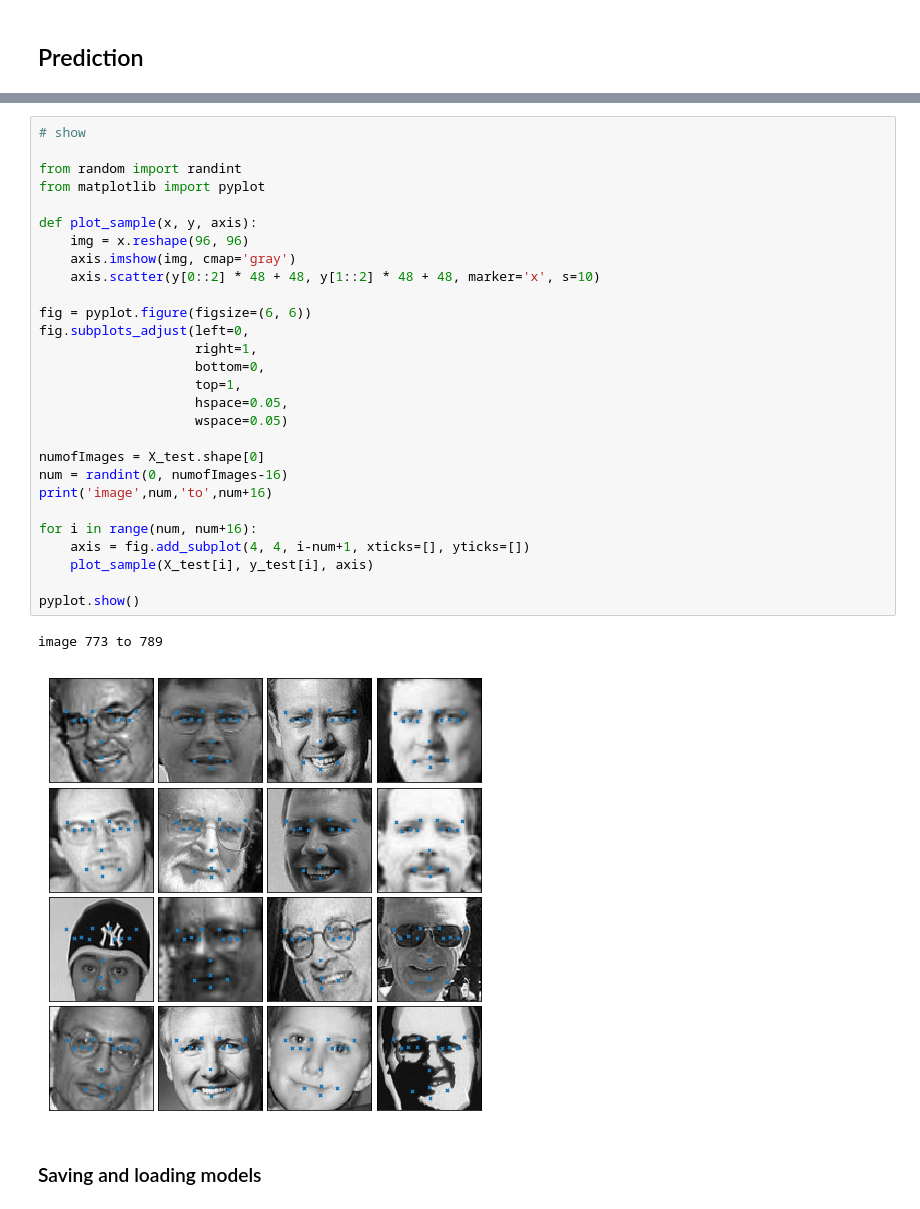
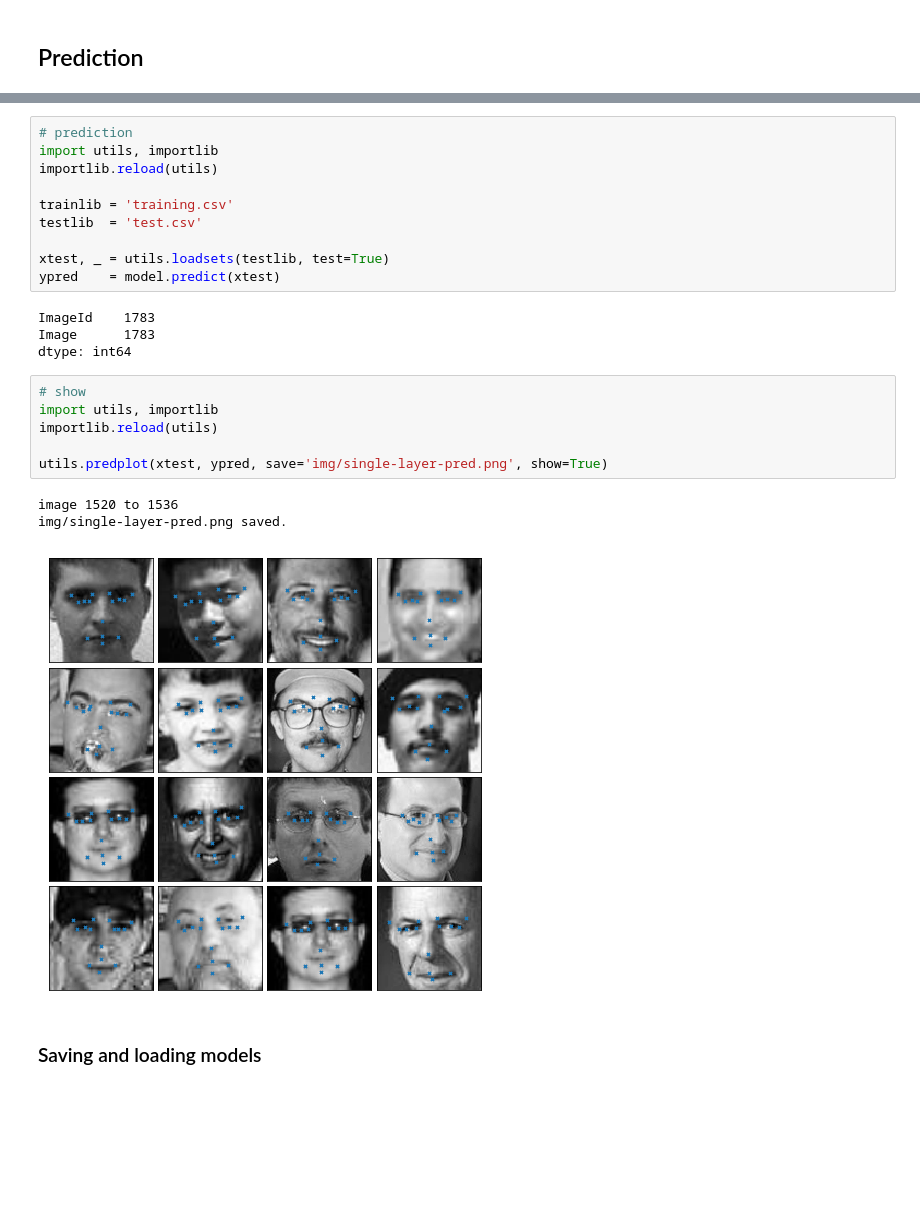
Before and after one commit to ricefryegg/Kaggle-Facial-Keypoints-Detection, a Jupyter notebook: Main.ipynb, the cells around one changed output, grey strips where cells are left out. Saved outputs shown, nothing was run; the diff lists cells and outputs as text; blank space fills up the shorter version.

```diff
--- a/Main.ipynb
+++ b/Main.ipynb
@@ -196,33 +103,26 @@ dtype: int64
-# %%
-# show
-
-from random import randint
-from matplotlib import pyplot
-
-def plot_sample(x, y, axis):
-    img = x.reshape(96, 96)
-    axis.imshow(img, cmap='gray')
-    axis.scatter(y[0::2] * 48 + 48, y[1::2] * 48 + 48, marker='x', s=10)
-
-fig = pyplot.figure(figsize=(6, 6))
-fig.subplots_adjust(left=0,
-                    right=1,
-                    bottom=0,
-                    top=1,
-                    hspace=0.05,
-                    wspace=0.05)
-
-numofImages = X_test.shape[0]
-num = randint(0, numofImages-16)
-print('image',num,'to',num+16)
-
-for i in range(num, num+16):
-    axis = fig.add_subplot(4, 4, i-num+1, xticks=[], yticks=[])
-    plot_sample(X_test[i], y_test[i], axis)
-
-pyplot.show()
-# %% [output]
-image 773 to 789
-[figure, removed]
+# %%
+# prediction
+import utils, importlib
+importlib.reload(utils)
+
+trainlib = 'training.csv'
+testlib  = 'test.csv'
+
+xtest, _ = utils.loadsets(testlib, test=True)
+ypred    = model.predict(xtest)
+# %% [output]
+ImageId    1783
+Image      1783
+dtype: int64
+# %%
+# show
+import utils, importlib
+importlib.reload(utils)
+
+utils.predplot(xtest, ypred, save='img/single-layer-pred.png', show=True)
+# %% [output]
+image 1520 to 1536
+img/single-layer-pred.png saved.
+[figure, added]
 # %% [markdown]
 ### Saving and loading models
```
Also changed, not shown: parts of 13 cells of this notebook, 8 other files.
